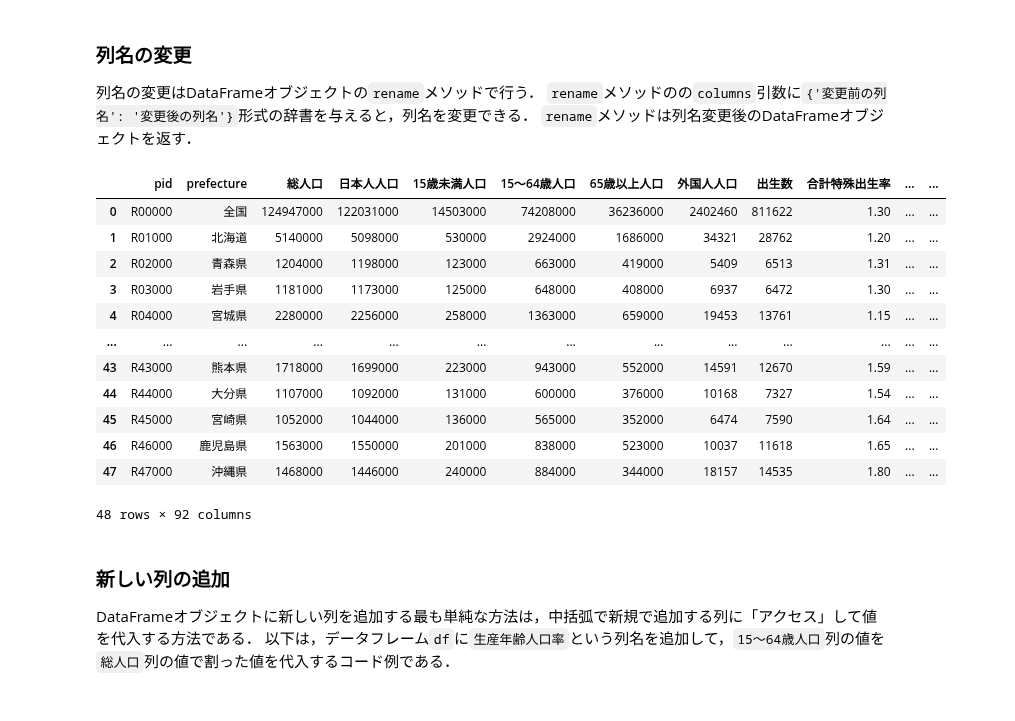
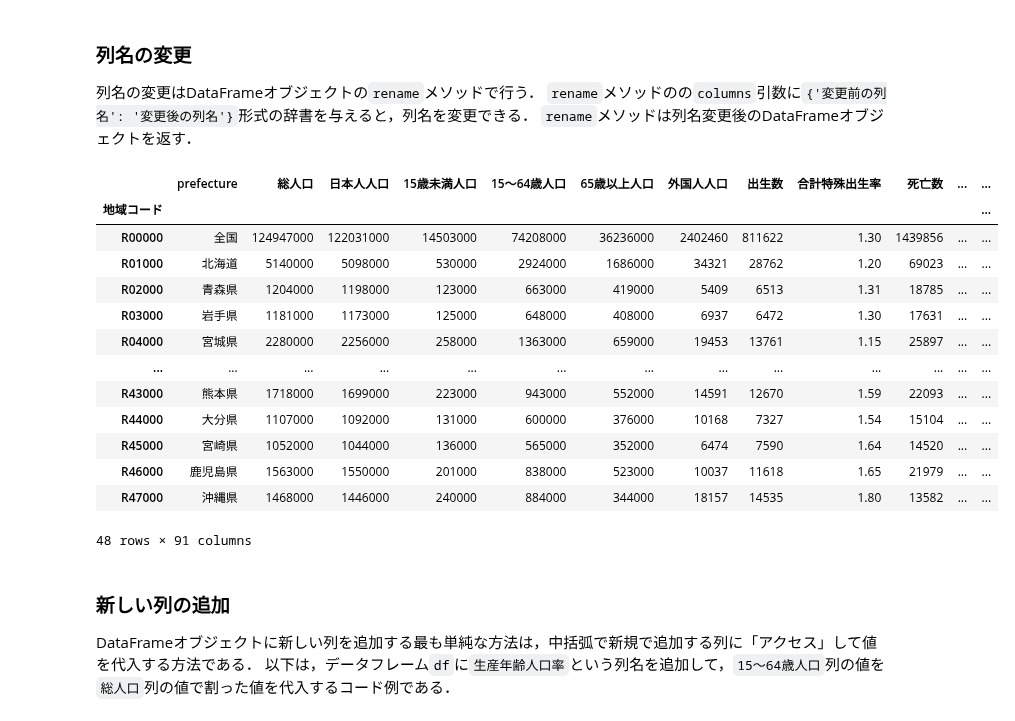
Before and after one commit to hontolab-courses/ml-lecturenote, a Jupyter notebook: content/introduction-to-pandas.ipynb, the cells around one changed output. Cells and saved outputs as stored; diff of their text form; code cells hidden in the pictures.

```diff
--- a/content/introduction-to-pandas.ipynb
+++ b/content/introduction-to-pandas.ipynb
@@ -131,7 +132,10 @@ df = pd.read_table('https://raw.githubusercontent.com/hontolab-courses/dmml-2022
 このことを踏まえて，SSDSE-Eのデータをデータフレームとして読み込むコードは以下となる．
 # %%
 # CSVファイルの1行目をpandasではゼロ行目と読むので，3行目のデータを見出しとして指定する場合はheader=2となる
-df = pd.read_table('https://www.nstac.go.jp/sys/files/SSDSE-E-2024.csv', sep=',', header=2, encoding='shift-jis')
+# 地域コードをインデックス名として指定
+df = pd.read_table('https://www.nstac.go.jp/sys/files/SSDSE-E-2024.csv',
+                   sep=',', header=2, encoding='shift-jis',
+                   index_col='地域コード')
 # %% [markdown]
 ## データの確認
 
@@ -520,21 +591,22 @@ df.to_csv('data/SSDSE-E-2024.csv', header=True, index=False)
 `rename`メソッドのの`columns`引数に`{'変更前の列名': '変更後の列名'}`形式の辞書を与えると，列名を変更できる．
 `rename`メソッドは列名変更後のDataFrameオブジェクトを返す．
 # %%
-df.rename(columns={'地域コード': 'pid', '都道府県': 'prefecture'})
+df.rename(columns={'都道府県': 'prefecture'})
 # %% [output]
-|  | pid | prefecture | 総人口 | 日本人人口 | 15歳未満人口 | 15〜64歳人口 | 65歳以上人口 | 外国人人口 | 出生数 | 合計特殊出生率 | ... | ... |
-| 0 | R00000 | 全国 | 124947000 | 122031000 | 14503000 | 74208000 | 36236000 | 2402460 | 811622 | 1.30 | ... | ... |
-| 1 | R01000 | 北海道 | 5140000 | 5098000 | 530000 | 2924000 | 1686000 | 34321 | 28762 | 1.20 | ... | ... |
-| 2 | R02000 | 青森県 | 1204000 | 1198000 | 123000 | 663000 | 419000 | 5409 | 6513 | 1.31 | ... | ... |
-| 3 | R03000 | 岩手県 | 1181000 | 1173000 | 125000 | 648000 | 408000 | 6937 | 6472 | 1.30 | ... | ... |
-| 4 | R04000 | 宮城県 | 2280000 | 2256000 | 258000 | 1363000 | 659000 | 19453 | 13761 | 1.15 | ... | ... |
+|  | prefecture | 総人口 | 日本人人口 | 15歳未満人口 | 15〜64歳人口 | 65歳以上人口 | 外国人人口 | 出生数 | 合計特殊出生率 | 死亡数 | ... | ... |
+| 地域コード |  |  |  |  |  |  |  |  |  |  |  | ... |
+| R00000 | 全国 | 124947000 | 122031000 | 14503000 | 74208000 | 36236000 | 2402460 | 811622 | 1.30 | 1439856 | ... | ... |
+| R01000 | 北海道 | 5140000 | 5098000 | 530000 | 2924000 | 1686000 | 34321 | 28762 | 1.20 | 69023 | ... | ... |
+| R02000 | 青森県 | 1204000 | 1198000 | 123000 | 663000 | 419000 | 5409 | 6513 | 1.31 | 18785 | ... | ... |
+| R03000 | 岩手県 | 1181000 | 1173000 | 125000 | 648000 | 408000 | 6937 | 6472 | 1.30 | 17631 | ... | ... |
+| R04000 | 宮城県 | 2280000 | 2256000 | 258000 | 1363000 | 659000 | 19453 | 13761 | 1.15 | 25897 | ... | ... |
 | ... | ... | ... | ... | ... | ... | ... | ... | ... | ... | ... | ... | ... |
-| 43 | R43000 | 熊本県 | 1718000 | 1699000 | 223000 | 943000 | 552000 | 14591 | 12670 | 1.59 | ... | ... |
-| 44 | R44000 | 大分県 | 1107000 | 1092000 | 131000 | 600000 | 376000 | 10168 | 7327 | 1.54 | ... | ... |
-| 45 | R45000 | 宮崎県 | 1052000 | 1044000 | 136000 | 565000 | 352000 | 6474 | 7590 | 1.64 | ... | ... |
-| 46 | R46000 | 鹿児島県 | 1563000 | 1550000 | 201000 | 838000 | 523000 | 10037 | 11618 | 1.65 | ... | ... |
-| 47 | R47000 | 沖縄県 | 1468000 | 1446000 | 240000 | 884000 | 344000 | 18157 | 14535 | 1.80 | ... | ... |
+| R43000 | 熊本県 | 1718000 | 1699000 | 223000 | 943000 | 552000 | 14591 | 12670 | 1.59 | 22093 | ... | ... |
+| R44000 | 大分県 | 1107000 | 1092000 | 131000 | 600000 | 376000 | 10168 | 7327 | 1.54 | 15104 | ... | ... |
+| R45000 | 宮崎県 | 1052000 | 1044000 | 136000 | 565000 | 352000 | 6474 | 7590 | 1.64 | 14520 | ... | ... |
+| R46000 | 鹿児島県 | 1563000 | 1550000 | 201000 | 838000 | 523000 | 10037 | 11618 | 1.65 | 21979 | ... | ... |
+| R47000 | 沖縄県 | 1468000 | 1446000 | 240000 | 884000 | 344000 | 18157 | 14535 | 1.80 | 13582 | ... | ... |
-48 rows × 92 columns
+48 rows × 91 columns
 # %% [markdown]
 ### 新しい列の追加
 
```
Also changed, not shown: parts of 32 cells of this notebook.
